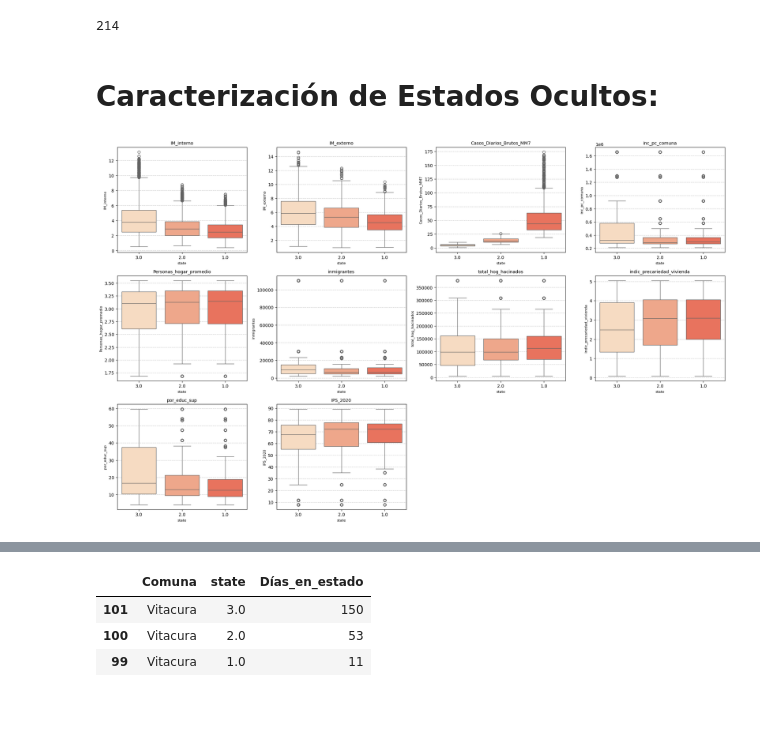
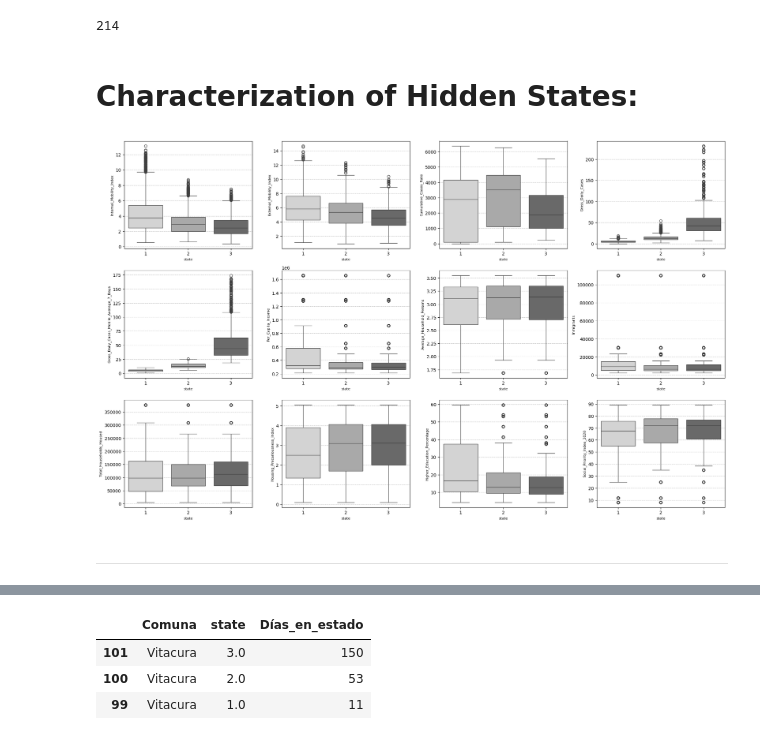
Before and after one commit to lugerlakes/covid-nhmm, a Jupyter notebook: notebooks/nHMM.ipynb, the cells around one changed output, grey strips where cells are left out. Cells and saved outputs as stored; diff of their text form; code cells hidden in the pictures; blank space fills up the shorter version.

```diff
--- a/notebooks/nHMM.ipynb
+++ b/notebooks/nHMM.ipynb
@@ -154,7 +192,7 @@ plt.show()
 Create `ntimes` from clean data
 # %%
 # Create `ntimes` from clean data
-ntimes = IntVector(covid_data.groupby("Comuna")["dias"].count().tolist())
+ntimes = IntVector(covid_data.groupby("Commune")["Days"].count().tolist())
 
 # Validate consistency:
 print(sum(ntimes))        # Total observations (must match len(covid_data))
@@ -171,10 +209,10 @@ covid_data_r = pandas2ri.py2rpy(covid_data)
 The transition probabilities between states depend on the covariates ‘IM_internal’, ‘IM_external’ and the commune
 # %%
 # Main observation:
-hmm_formula = r("as.formula")("Casos_Diarios_Brutos_MM7 ~ 1")
+hmm_formula = r("as.formula")("Gross_Daily_Cases_Mobile_Average_7_Days ~ 1")
 
 # Transition covariates:
-trans_formula = r("as.formula")("~ IM_interno + IM_externo + Comuna")
+trans_formula = r("as.formula")("~ Internal_Mobility_Index + External_Mobility_Index + Commune")
 
 # Distribution of observation:
 gaussian_family = r['gaussian']()
@@ -262,7 +300,7 @@ print(viterbi_merged.head())
 # %%
 # Rearrange the states to match the desired interpretation:
 remap_estado = {1: 2, 2: 3, 3: 1}
-viterbi_merged['estado_reordenado'] = viterbi_merged['state'].map(remap_estado)
+viterbi_merged['Reordened_state'] = viterbi_merged['state'].map(remap_estado)
 # %% [markdown]
 ## Visualizations:
 # %% [markdown]
@@ -345,57 +374,59 @@ len(viterbi_merged[viterbi_merged['Comuna']=='Vitacura'])
 # %% [output]
 214
 # %% [markdown]
-# Caracterización de Estados Ocultos:
+# Characterization of Hidden States:
 # %%
-# Seleccionar las columnas necesarias
-eda_data = viterbi_merged[['state', 'IM_interno', 'IM_externo', 'TasaCasosAcumulados',
-                             'Casos_Diarios_Brutos', 'Casos_Diarios_Brutos_MM7',
-                             'inc_pc_comuna', 'Personas_hogar_promedio',
-                             'inmigrantes', 'total_hog_hacinados',
-                             'indic_precariedad_vivienda', 'por_educ_sup', 'IPS_2020']]
+eda_data = viterbi_merged[['Reordened_state', 'Internal_Mobility_Index', 'External_Mobility_Index', 'Cumulative_Cases_Rate',
+                             'Gross_Daily_Cases', 'Gross_Daily_Cases_Mobile_Average_7_Days',
+                             'Per_Capita_Income', 'Average_Household_Persons',
+                             'Inmigrants', 'Total_Households_Housed',
+                              'Housing_Precariousness_Index', 'Higher_Education_Percentage', 'Social_Priority_Index_2020']]
 # %%
 # Convertir la columna 'state' a cadenas con formato flotante
-eda_data.loc[:, 'state'] = eda_data['state'].astype(str)
+eda_data.loc[:, 'Reordened_state'] = eda_data['Reordened_state'].astype(str)
 
 # Definir la paleta de colores basada en severidad
 custom_palette = {
-    '1.0': 'Tomato',  # Leve
-    '2.0': 'LightSalmon',  # Moderado
-    '3.0': 'PeachPuff'   # Severo
+    '1': '#D3D3D3',  # Leve
+    '2': '#A9A9A9',  # Moderado
+    '3': '#696969'   # Severo
 }
 
 # Variables que queremos graficar
-variables = ['IM_interno', 'IM_externo', 'Casos_Diarios_Brutos_MM7',
-             'inc_pc_comuna', 'Personas_hogar_promedio',
-             'inmigrantes', 'total_hog_hacinados', 'indic_precariedad_vivienda',
-             'por_educ_sup', 'IPS_2020']
+variables = ['Internal_Mobility_Index', 'External_Mobility_Index', 'Cumulative_Cases_Rate',
+                             'Gross_Daily_Cases', 'Gross_Daily_Cases_Mobile_Average_7_Days',
+                             'Per_Capita_Income', 'Average_Household_Persons',
+                             'Inmigrants', 'Total_Households_Housed',
+                              'Housing_Precariousness_Index', 'Higher_Education_Percentage', 'Social_Priority_Index_2020']
 
 # Configuración de la figura
 n_rows = 5  # Número de filas
 n_cols = 4  # Número de columnas
 fig, axes = plt.subplots(n_rows, n_cols, figsize=(20, 20))  # Ajusta el tamaño total
 
 # Aplanar los ejes para iterar más fácilmente
 axes = axes.ravel()
 
 # Crear los boxplots para cada variable sin leyendas individuales
 for i, var in enumerate(variables):
-    sns.boxplot(data=eda_data, x='state', y=var, hue='state', palette=custom_palette, ax=axes[i], dodge=False)
+    sns.boxplot(data=eda_data, x='Reordened_state', y=var, hue='Reordened_state', palette=custom_palette, ax=axes[i], dodge=False)
     #axes[i].legend_.remove()  # Eliminar leyenda individual
-    axes[i].set_title(f'{var}', fontsize=10)
+    #axes[i].set_title(f'{var}', fontsize=10)
     axes[i].set_xlabel('state', fontsize=8)
     axes[i].set_ylabel(var, fontsize=8)
     axes[i].grid(axis='y', linestyle='--', alpha=0.7)
 
 # Eliminar cualquier subplot sobrante si hay más ejes que gráficos
 for j in range(len(variables), len(axes)):
     fig.delaxes(axes[j])
 
 # Ajustar el espacio entre subplots
 plt.tight_layout()
 plt.show()
 # %% [output]
-[figure, old version]
+[figure, new version]
+# %% [markdown]
+_______________
 # %%
 # Crear una tabla con los días que cada comuna estuvo en cada estado
 conteo_estados = viterbi_merged.groupby(['Comuna', 'state']).size().reset_index(name='Días_en_estado')
```
Also changed, not shown: parts of 15 cells of this notebook.
